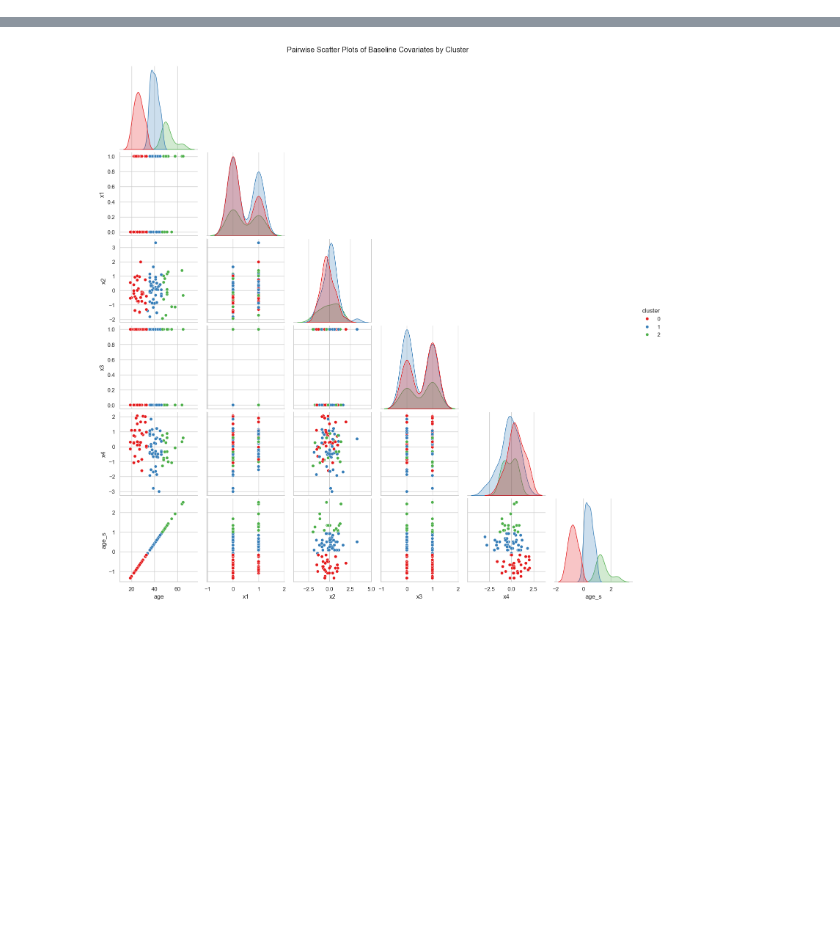
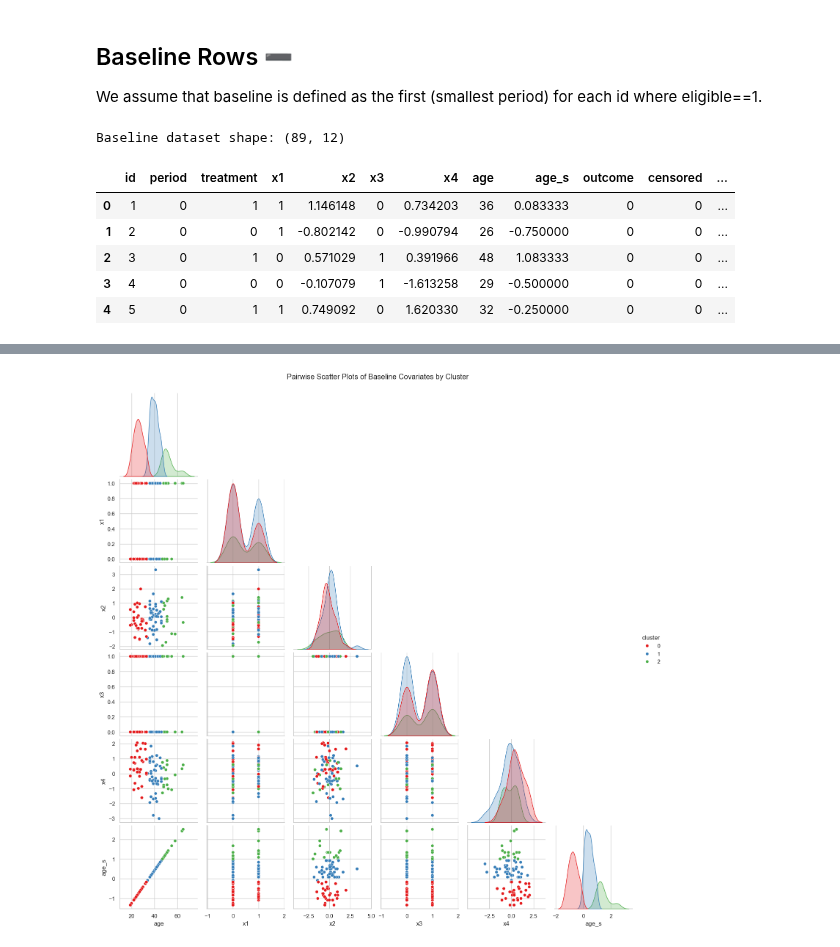
Before and after one commit to jbotmallen/DATA_ANALYTICS, a Jupyter notebook: Assigments/clustering_assgnt_1/tte_2.ipynb, the cells around one changed output, grey strips where cells are left out. Drawn from its saved outputs; the diff is of its cells as text; code cells hidden in the pictures; blank space fills up the shorter version.

```diff
--- a/Assigments/clustering_assgnt_1/tte_2.ipynb
+++ b/Assigments/clustering_assgnt_1/tte_2.ipynb
@@ -0,0 +27,18 @@
+# %% [markdown]
+## Baseline Rows ➖
+We assume that baseline is defined as the first (smallest period) for each id where eligible==1.
+# %%
+df_baseline = (df_full[df_full['eligible'] == 1]
+               .sort_values(by=['id', 'period'])
+               .groupby('id', as_index=False)
+               .first())
+print("\nBaseline dataset shape:", df_baseline.shape)
+df_baseline.head()
+# %% [output]
+Baseline dataset shape: (89, 12)
+|  | id | period | treatment | x1 | x2 | x3 | x4 | age | age_s | outcome | censored | ... |
+| 0 | 1 | 0 | 1 | 1 | 1.146148 | 0 | 0.734203 | 36 | 0.083333 | 0 | 0 | ... |
+| 1 | 2 | 0 | 0 | 1 | -0.802142 | 0 | -0.990794 | 26 | -0.750000 | 0 | 0 | ... |
+| 2 | 3 | 0 | 1 | 0 | 0.571029 | 1 | 0.391966 | 48 | 1.083333 | 0 | 0 | ... |
+| 3 | 4 | 0 | 0 | 0 | -0.107079 | 1 | -1.613258 | 29 | -0.500000 | 0 | 0 | ... |
+| 4 | 5 | 0 | 1 | 1 | 0.749092 | 0 | 1.620330 | 32 | -0.250000 | 0 | 0 | ... |
```
Also changed, not shown: parts of 20 cells of this notebook, 1 other file.
